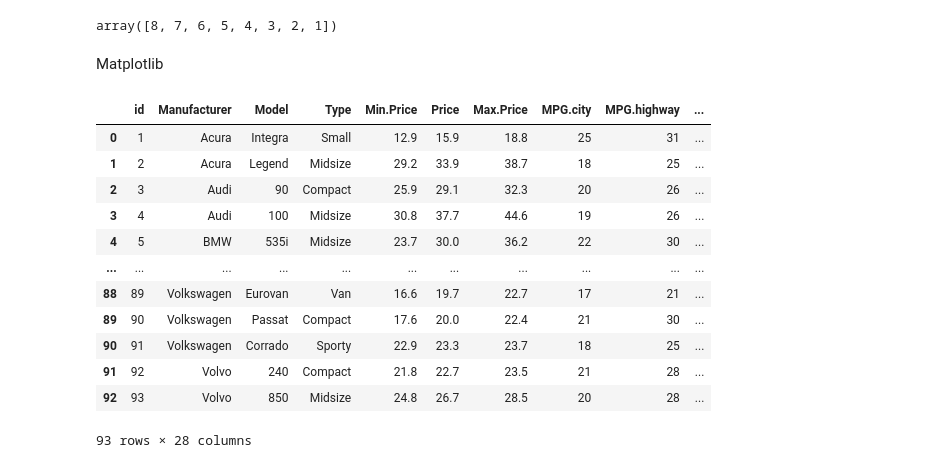
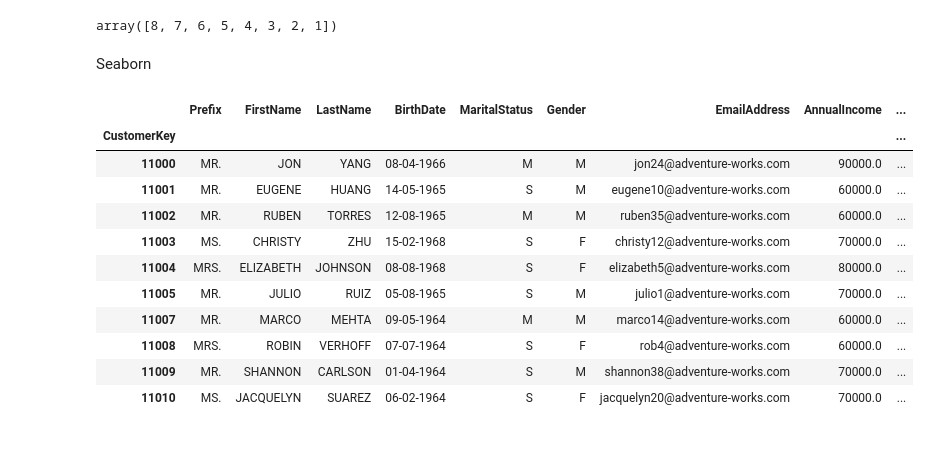
Before and after one commit to SachinGunjal001/Python-for-Machine-Learning, a Jupyter notebook: Visuals_Sns_Plt_plotly.ipynb, the cells around one changed output. Cells and saved outputs as stored; diff of their text form; code cells hidden in the pictures.

```diff
--- a/Visuals_Sns_Plt_plotly.ipynb
+++ b/Visuals_Sns_Plt_plotly.ipynb
@@ -591,22 +587,22 @@ reversed_arr = np.flip(arr)
 reversed_arr
 # %% [output]
 array([8, 7, 6, 5, 4, 3, 2, 1])
-# %% [markdown]
-Matplotlib
-# %%
-import matplotlib.pyplot as plt
-cars
-# %% [output]
-|  | id | Manufacturer | Model | Type | Min.Price | Price | Max.Price | MPG.city | MPG.highway | ... |
-| 0 | 1 | Acura | Integra | Small | 12.9 | 15.9 | 18.8 | 25 | 31 | ... |
-| 1 | 2 | Acura | Legend | Midsize | 29.2 | 33.9 | 38.7 | 18 | 25 | ... |
-| 2 | 3 | Audi | 90 | Compact | 25.9 | 29.1 | 32.3 | 20 | 26 | ... |
-| 3 | 4 | Audi | 100 | Midsize | 30.8 | 37.7 | 44.6 | 19 | 26 | ... |
-| 4 | 5 | BMW | 535i | Midsize | 23.7 | 30.0 | 36.2 | 22 | 30 | ... |
-| ... | ... | ... | ... | ... | ... | ... | ... | ... | ... | ... |
-| 88 | 89 | Volkswagen | Eurovan | Van | 16.6 | 19.7 | 22.7 | 17 | 21 | ... |
-| 89 | 90 | Volkswagen | Passat | Compact | 17.6 | 20.0 | 22.4 | 21 | 30 | ... |
-| 90 | 91 | Volkswagen | Corrado | Sporty | 22.9 | 23.3 | 23.7 | 18 | 25 | ... |
-| 91 | 92 | Volvo | 240 | Compact | 21.8 | 22.7 | 23.5 | 21 | 28 | ... |
-| 92 | 93 | Volvo | 850 | Midsize | 24.8 | 26.7 | 28.5 | 20 | 28 | ... |
-93 rows × 28 columns
+# %% [markdown]
+Seaborn
+# %%
+import seaborn as sns
+cust = pd.read_csv('Customers.csv', encoding='iso-8859-1', index_col='CustomerKey')
+cust.head(10)
+# %% [output]
+|  | Prefix | FirstName | LastName | BirthDate | MaritalStatus | Gender | EmailAddress | AnnualIncome | ... |
+| CustomerKey |  |  |  |  |  |  |  |  | ... |
+| 11000 | MR. | JON | YANG | 08-04-1966 | M | M | jon24@adventure-works.com | 90000.0 | ... |
+| 11001 | MR. | EUGENE | HUANG | 14-05-1965 | S | M | eugene10@adventure-works.com | 60000.0 | ... |
+| 11002 | MR. | RUBEN | TORRES | 12-08-1965 | M | M | ruben35@adventure-works.com | 60000.0 | ... |
+| 11003 | MS. | CHRISTY | ZHU | 15-02-1968 | S | F | christy12@adventure-works.com | 70000.0 | ... |
+| 11004 | MRS. | ELIZABETH | JOHNSON | 08-08-1968 | S | F | elizabeth5@adventure-works.com | 80000.0 | ... |
+| 11005 | MR. | JULIO | RUIZ | 05-08-1965 | S | M | julio1@adventure-works.com | 70000.0 | ... |
+| 11007 | MR. | MARCO | MEHTA | 09-05-1964 | M | M | marco14@adventure-works.com | 60000.0 | ... |
+| 11008 | MRS. | ROBIN | VERHOFF | 07-07-1964 | S | F | rob4@adventure-works.com | 60000.0 | ... |
+| 11009 | MR. | SHANNON | CARLSON | 01-04-1964 | S | M | shannon38@adventure-works.com | 70000.0 | ... |
+| 11010 | MS. | JACQUELYN | SUAREZ | 06-02-1964 | S | F | jacquelyn20@adventure-works.com | 70000.0 | ... |
```
Also changed, not shown: parts of 4 cells of this notebook, 1 other file.
